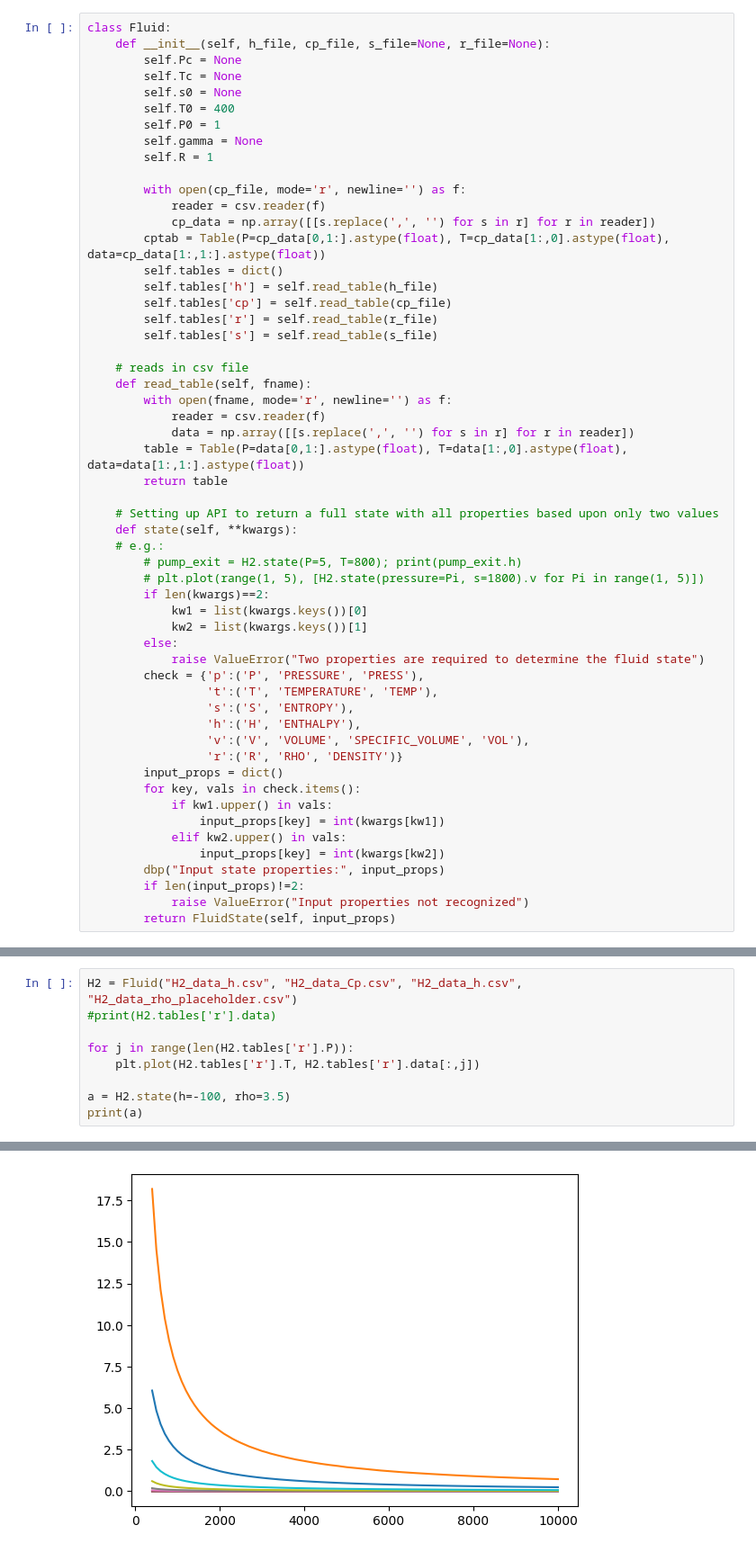
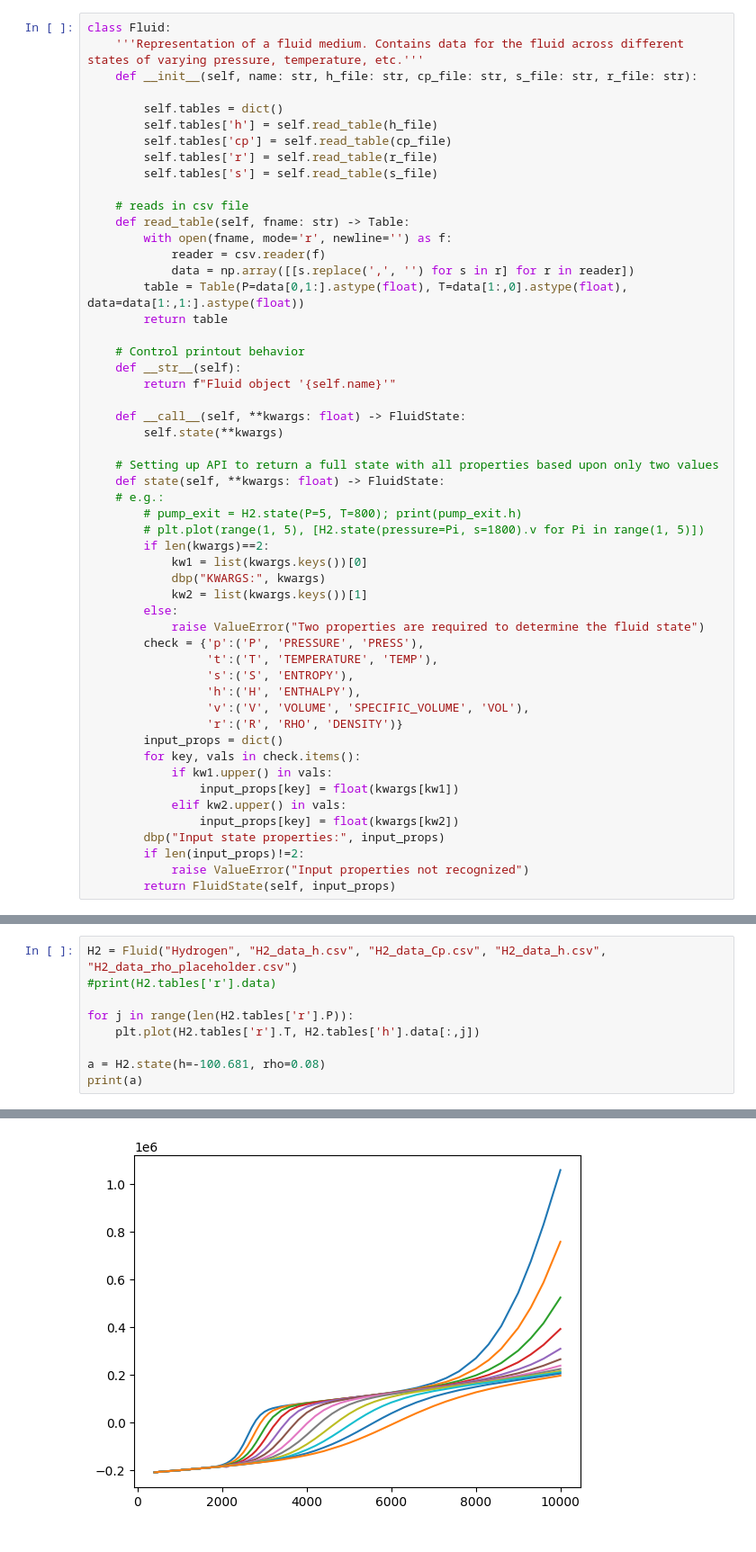
Before and after one commit to daa97/CFE, a Jupyter notebook: Hydrogen Solver.ipynb, the cells around one changed output, grey strips where cells are left out. Shown: that part at 90% size. Saved outputs shown, nothing was run; the diff lists cells and outputs as text.

```diff
--- a/Hydrogen Solver.ipynb
+++ b/Hydrogen Solver.ipynb
@@ -12,18 +235,8 @@ def dbp(*args):
 # %%
 class Fluid:
-    def __init__(self, h_file, cp_file, s_file=None, r_file=None):
-        self.Pc = None
-        self.Tc = None
-        self.s0 = None
-        self.T0 = 400
-        self.P0 = 1
-        self.gamma = None
-        self.R = 1
+    '''Representation of a fluid medium. Contains data for the fluid across different states of varying pressure, temperature, etc.'''
+    def __init__(self, name: str, h_file: str, cp_file: str, s_file: str, r_file: str):
 
-        with open(cp_file, mode='r', newline='') as f:
-            reader = csv.reader(f)
-            cp_data = np.array([[s.replace(',', '') for s in r] for r in reader])
-        cptab = Table(P=cp_data[0,1:].astype(float), T=cp_data[1:,0].astype(float), data=cp_data[1:,1:].astype(float))
         self.tables = dict()
         self.tables['h'] = self.read_table(h_file)
         self.tables['cp'] = self.read_table(cp_file)
@@ -31,20 +244,28 @@ class Fluid:
         self.tables['s'] = self.read_table(s_file)
 
     # reads in csv file
-    def read_table(self, fname):
+    def read_table(self, fname: str) -> Table:
         with open(fname, mode='r', newline='') as f:
             reader = csv.reader(f)
             data = np.array([[s.replace(',', '') for s in r] for r in reader])
         table = Table(P=data[0,1:].astype(float), T=data[1:,0].astype(float), data=data[1:,1:].astype(float))
         return table
 
+    # Control printout behavior
+    def __str__(self):
+        return f"Fluid object '{self.name}'"
+
+    def __call__(self, **kwargs: float) -> FluidState:
+        self.state(**kwargs)
+
     # Setting up API to return a full state with all properties based upon only two values
-    def state(self, **kwargs):
+    def state(self, **kwargs: float) -> FluidState:
     # e.g.:
         # pump_exit = H2.state(P=5, T=800); print(pump_exit.h)
         # plt.plot(range(1, 5), [H2.state(pressure=Pi, s=1800).v for Pi in range(1, 5)])
         if len(kwargs)==2:
             kw1 = list(kwargs.keys())[0]
+            dbp("KWARGS:", kwargs)
             kw2 = list(kwargs.keys())[1]
         else:
             raise ValueError("Two properties are required to determine the fluid state")
@@ -57,9 +278,9 @@ class Fluid:
         input_props = dict()
         for key, vals in check.items():
             if kw1.upper() in vals:
-                input_props[key] = int(kwargs[kw1])
+                input_props[key] = float(kwargs[kw1])
             elif kw2.upper() in vals:
-                input_props[key] = int(kwargs[kw2])
+                input_props[key] = float(kwargs[kw2])
         dbp("Input state properties:", input_props)
         if len(input_props)!=2:
             raise ValueError("Input properties not recognized")
@@ -280,10 +293,10 @@ class Table:
 # %%
-H2 = Fluid("H2_data_h.csv", "H2_data_Cp.csv", "H2_data_h.csv", "H2_data_rho_placeholder.csv")
+H2 = Fluid("Hydrogen", "H2_data_h.csv", "H2_data_Cp.csv", "H2_data_h.csv", "H2_data_rho_placeholder.csv")
 #print(H2.tables['r'].data)
 
 for j in range(len(H2.tables['r'].P)):
-    plt.plot(H2.tables['r'].T, H2.tables['r'].data[:,j])
+    plt.plot(H2.tables['r'].T, H2.tables['h'].data[:,j])
 
-a = H2.state(h=-100, rho=3.5)
+a = H2.state(h=-100.681, rho=0.08)
 print(a)
 # %% [output]
@@ -307 +320 @@ Input state properties: {'h': -100, 'r': 1}
-[figure, old version]
+[figure, new version]
```
Also changed, not shown: parts of 7 cells of this notebook, 1 other file.
